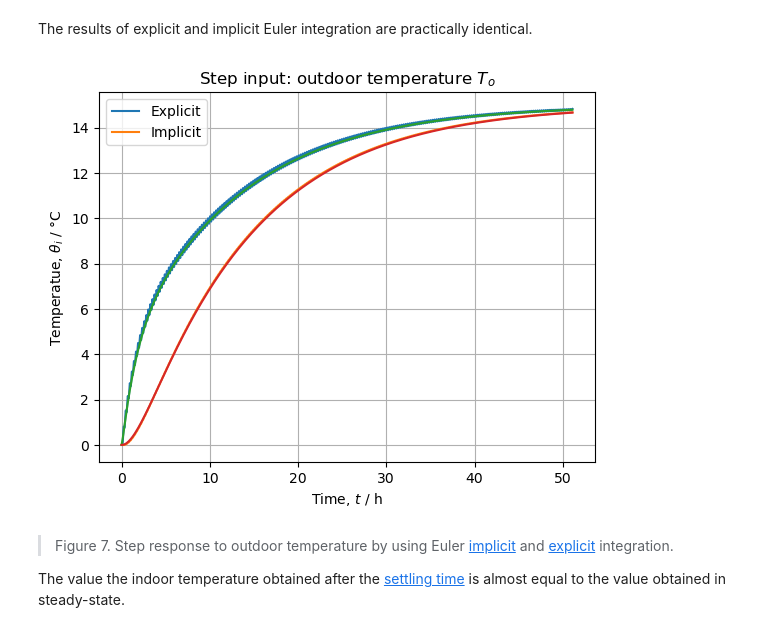
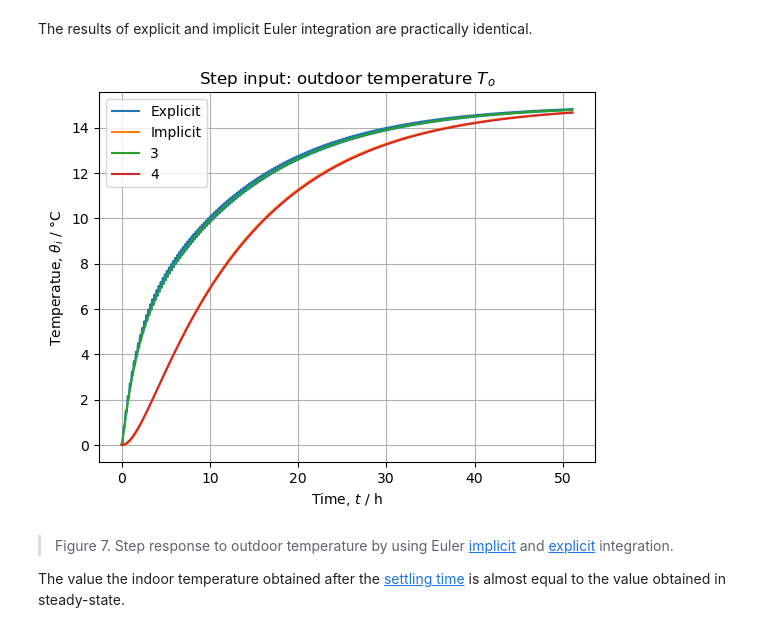
Before and after one commit to gubleet1/dm4bem-project, a Jupyter notebook: 00_Project_Etienne-Gubler.ipynb, the cells around one changed output. Drawn from its saved outputs; the diff is of its cells as text; code cells hidden in the pictures.

```diff
--- a/00_Project_Etienne-Gubler.ipynb
+++ b/00_Project_Etienne-Gubler.ipynb
@@ -1015,14 +1015,14 @@ The results of explicit and implicit Euler integration are practically identical
 # %%
 fig, ax = plt.subplots()
 ax.plot(t / 3600, y_exp.T, t / 3600, y_imp.T)
 ax.set(xlabel='Time, $t$ / h',
        ylabel='Temperatue, $θ_i$ / °C',
        title='Step input: outdoor temperature $T_o$')
-ax.legend(['Explicit', 'Implicit'])
+ax.legend(['Explicit', 'Implicit', '3', '4'])
 ax.grid()
 plt.show()
 # %% [output]
-[figure, old version]
+[figure, new version]
 # %% [markdown]
 > Figure 7. Step response to outdoor temperature by using Euler
 [implicit](https://en.m.wikipedia.org/wiki/Numerical_methods_for_ordinary_differential_equations#Backward_Euler_method)
```
Also changed, not shown: parts of 2 cells of this notebook.
